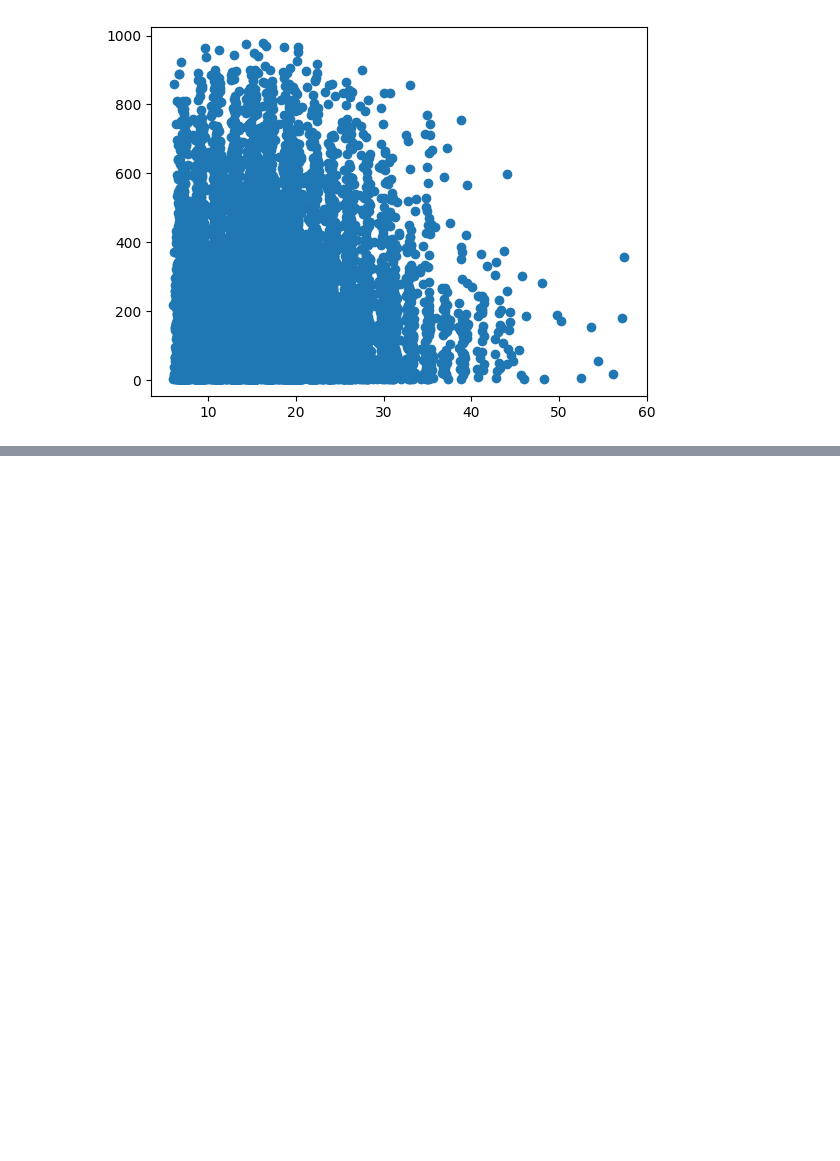
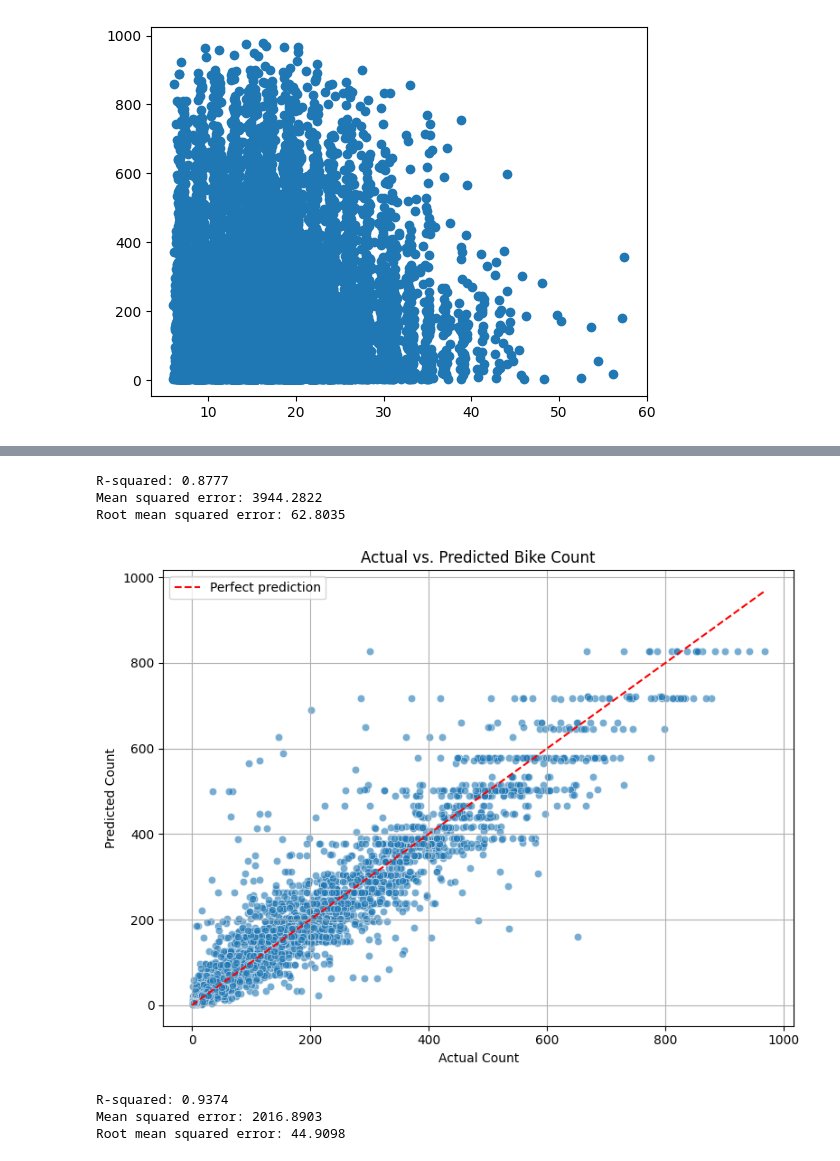
Before and after one commit to Guccimane44/bike-sharing, a Jupyter notebook: bike-sharing.ipynb, the cells around one changed output, grey strips where cells are left out. Cells and saved outputs as stored; diff of their text form; code cells hidden in the pictures; blank space fills up the shorter version.

```diff
--- a/bike-sharing.ipynb
+++ b/bike-sharing.ipynb
@@ -324,0 +381,64 @@ plt.scatter(x='windspeed', y='count', data=df)
+# %%
+from sklearn.tree import DecisionTreeRegressor
+
+tree = DecisionTreeRegressor(random_state=42, max_depth=10)  # max_depth can help prevent overfitting
+tree.fit(X_train, y_train)
+
+# 4. Make predictions
+y_pred = tree.predict(X_test)
+
+# 5. Evaluate the model
+mse = mean_squared_error(y_test, y_pred)
+rmse = np.sqrt(mse)
+r2 = r2_score(y_test, y_pred)
+
+print(f"R-squared: {r2:.4f}")
+print(f"Mean squared error: {mse:.4f}")
+print(f"Root mean squared error: {rmse:.4f}")
+# %% [output]
+R-squared: 0.8777
+Mean squared error: 3944.2822
+Root mean squared error: 62.8035
+# %%
+# 1. Create the scatter plot
+plt.figure(figsize=(8, 6))
+sns.scatterplot(x=y_test, y=y_pred, alpha=0.6)
+
+# 2. Plot the ideal line (perfect prediction)
+max_val = max(y_test.max(), y_pred.max())
+plt.plot([0, max_val], [0, max_val], 'r--', label='Perfect prediction')
+
+# 3. Customize the plot
+plt.xlabel('Actual Count')
+plt.ylabel('Predicted Count')
+plt.title('Actual vs. Predicted Bike Count')
+plt.legend()
+plt.grid(True)
+plt.tight_layout()
+
+# 4. Show the plot
+plt.show()
+# %% [output]
+[figure, added]
+# %%
+from sklearn.ensemble import RandomForestRegressor
+
+# 3. Initialize and train the model
+rf = RandomForestRegressor(n_estimators=100, max_depth=15, random_state=42)
+rf.fit(X_train, y_train)
+
+# 4. Predict
+y_pred = rf.predict(X_test)
+
+# 5. Evaluate
+mse = mean_squared_error(y_test, y_pred)
+rmse = np.sqrt(mse)
+r2 = r2_score(y_test, y_pred)
+
+print(f"R-squared: {r2:.4f}")
+print(f"Mean squared error: {mse:.4f}")
+print(f"Root mean squared error: {rmse:.4f}")
+# %% [output]
+R-squared: 0.9374
+Mean squared error: 2016.8903
+Root mean squared error: 44.9098
```
Also changed, not shown: parts of 7 cells of this notebook.
